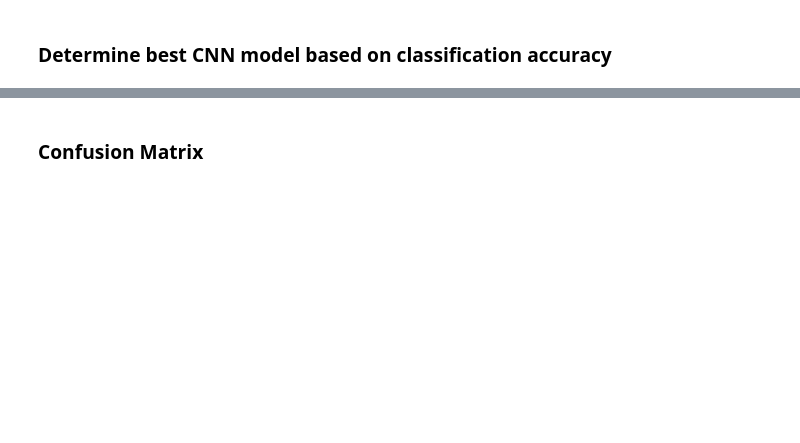
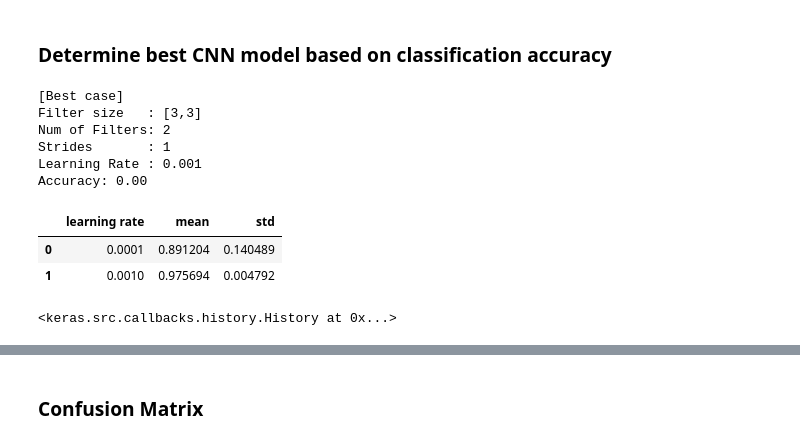
Before and after one commit to rd908213/ME-597-IIoT, a Jupyter notebook: ml_tutorial/HW/HW4/HW4_robertclaud.ipynb, the cells around one changed output, grey strips where cells are left out. Cells and saved outputs as stored; diff of their text form; code cells hidden in the pictures; blank space fills up the shorter version.

```diff
--- a/ml_tutorial/HW/HW4/HW4_robertclaud.ipynb
+++ b/ml_tutorial/HW/HW4/HW4_robertclaud.ipynb
@@ -254,26 +270,49 @@ Accuracy      : 0.9722222089767456
 # %%
 # Sort the Accuracy_df by 'Accuracy' column in descending order
 Accuracy_df_sorted = Accuracy_df.sort_values(by='Accuracy', ascending=False).reset_index(drop=True)
 
 # Output the best case
 Best_FiltS = int(Accuracy_df_sorted.iloc[0, 0])
 Best_FiltN = int(Accuracy_df_sorted.iloc[0, 1])
 Best_Strid = int(Accuracy_df_sorted.iloc[0, 2])
+Best_learningRate = Accuracy_df_sorted.iloc[0, 3]
 
 print(f"[Best case]\n" +
       f"Filter size   : [{Best_FiltS},{Best_FiltS}]\n" +
       f"Num of Filters: {Best_FiltN}\n" +
       f"Strides       : {Best_Strid}\n" +
+      f"Learning Rate : {Best_learningRate}\n" +
       "Accuracy: %.2f" % (Accuracy_df_sorted.iloc[0, 3]))
 
 # Calculate mean and standard deviation accuracy for each filter size
 mean_accuracy_FiltS = Accuracy_df.groupby(['filter size'])['Accuracy'].agg(['mean', 'std']).reset_index()
 mean_accuracy_FiltS
 
 # Calculate mean and standard deviation of accuracy for each number of filter
 mean_accuracy_FiltN = Accuracy_df.groupby(['number of filters'])['Accuracy'].agg(['mean', 'std']).reset_index()
 mean_accuracy_FiltN
 
 # Calculate mean and standard deviation of accuracy for each stride
 mean_accuracy_Strid = Accuracy_df.groupby(['stride'])['Accuracy'].agg(['mean', 'std']).reset_index()
 mean_accuracy_Strid
+
+# Calculate mean and standard deviation of accuracy for each learning rate
+mean_accuracy_lr = Accuracy_df.groupby(['learning rate'])['Accuracy'].agg(['mean', 'std']).reset_index()
+mean_accuracy_lr
+# %% [output]
+[Best case]
+Filter size   : [3,3]
+Num of Filters: 2
+Strides       : 1
+Learning Rate : 0.001
+Accuracy: 0.00
+|  | learning rate | mean | std |
+| 0 | 0.0001 | 0.891204 | 0.140489 |
+| 1 | 0.0010 | 0.975694 | 0.004792 |
+# %%
+# Re-create and train the best model using the CNN_model function
+# TrainData, noOfNeuron, Epoch are available in the kernel state.
+best_cnn_model = CNN_model(TrainData, noOfNeuron, Best_learningRate, Best_FiltS, Best_FiltN, Best_Strid)
+best_cnn_model.fit(TrainData, TrainLabel, epochs=Epoch, verbose=0) # verbose=0 to avoid too much output
+# %% [output]
+<keras.src.callbacks.history.History at 0x...>
```
Also changed, not shown: parts of 5 cells of this notebook.
